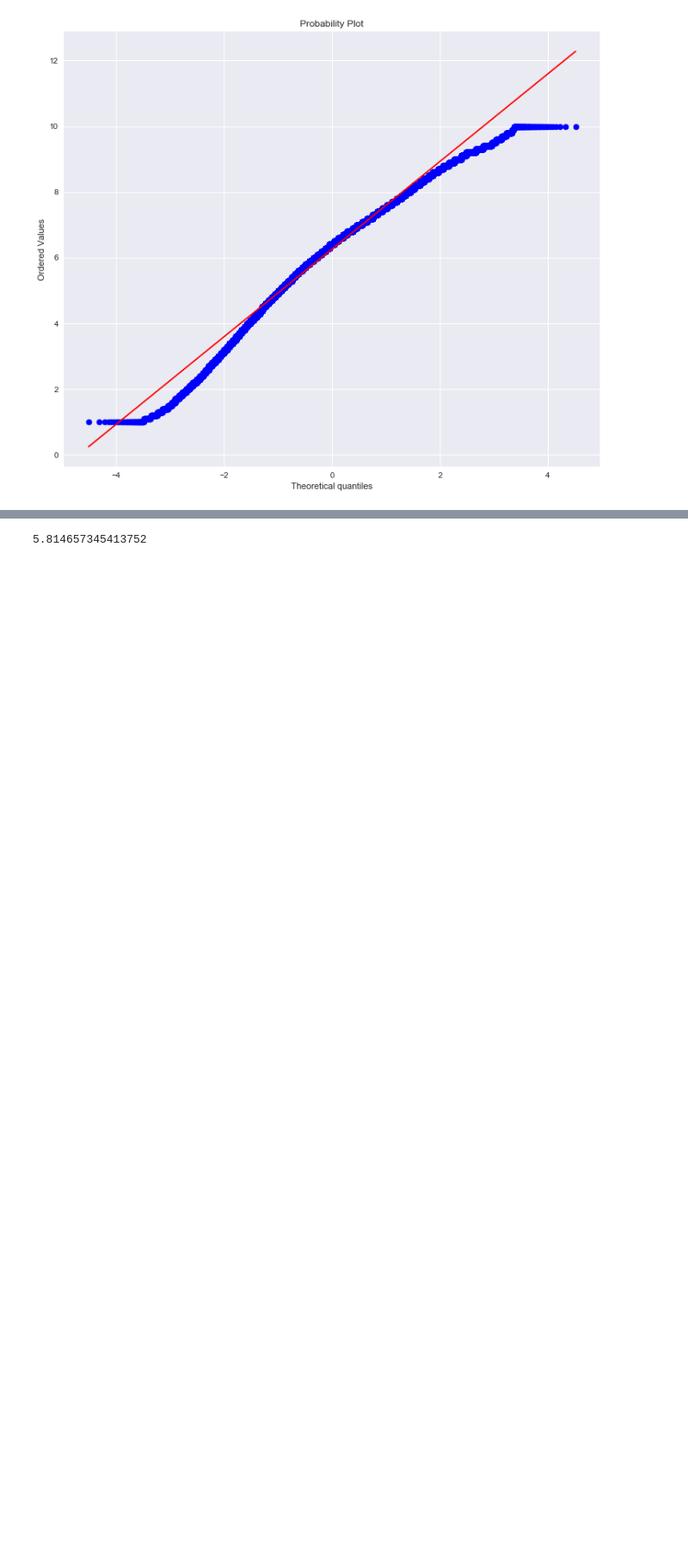
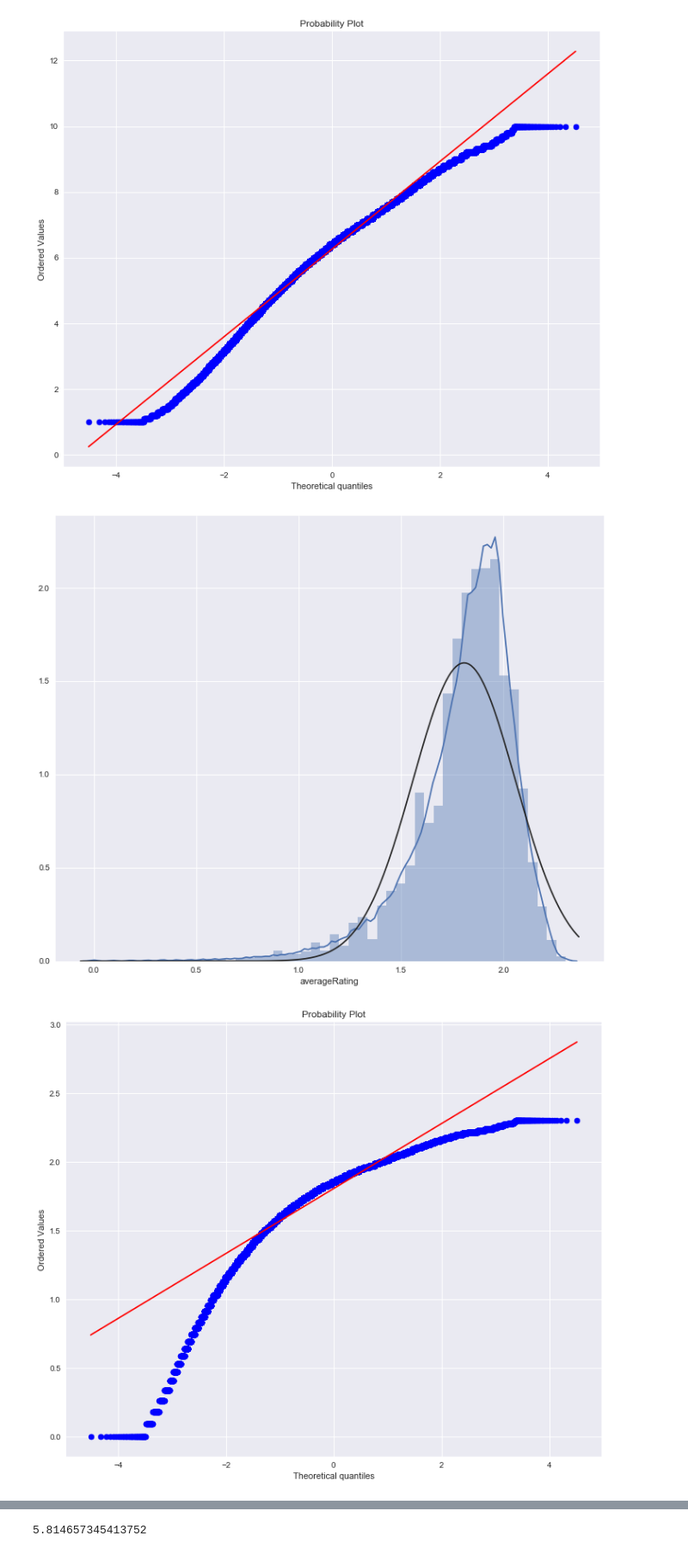
Before and after one commit to dniedermier-cscc/Scrum-Lords-Capstone-2018, a Jupyter notebook: IMDB/Working Notebooks/IMDB_Capstone_CS_v2.ipynb, the cells around one changed output, grey strips where cells are left out. Shown at 86% size. Cells and saved outputs as stored; diff of their text form; code cells hidden in the pictures; blank space fills up the shorter version.

```diff
--- a/IMDB/Working Notebooks/IMDB_Capstone_CS_v2.ipynb
+++ b/IMDB/Working Notebooks/IMDB_Capstone_CS_v2.ipynb
@@ -783,3 +835,16 @@ res = stats.probplot(current_movie_data['averageRating'], plot=plt)
 # %% [output]
 [figure]
 [figure]
+# %%
+linear_movie_data = current_movie_data.copy()
+
+linear_movie_data['averageRating'] = np.log(linear_movie_data['averageRating'])
+
+# test the normality of averageRating (should look like a normal distribution)
+# histogram & normal probability plot
+sns.distplot(linear_movie_data['averageRating'], fit=norm)
+fig = plt.figure()
+res = stats.probplot(linear_movie_data['averageRating'], plot=plt)
+# %% [output]
+[figure, added]
+[figure, added]
```
Also changed, not shown: parts of 30 cells of this notebook, 1 other file.
